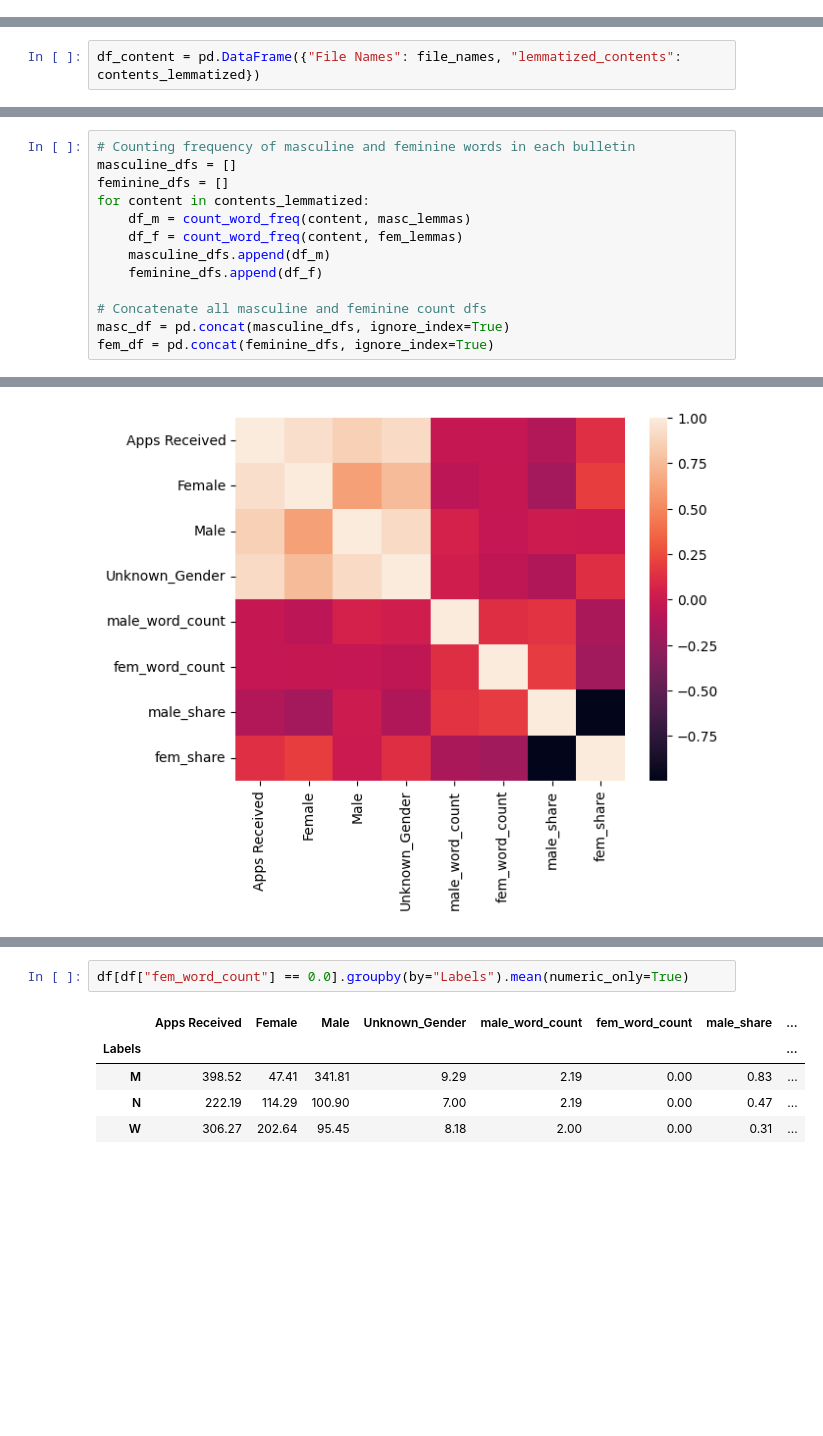
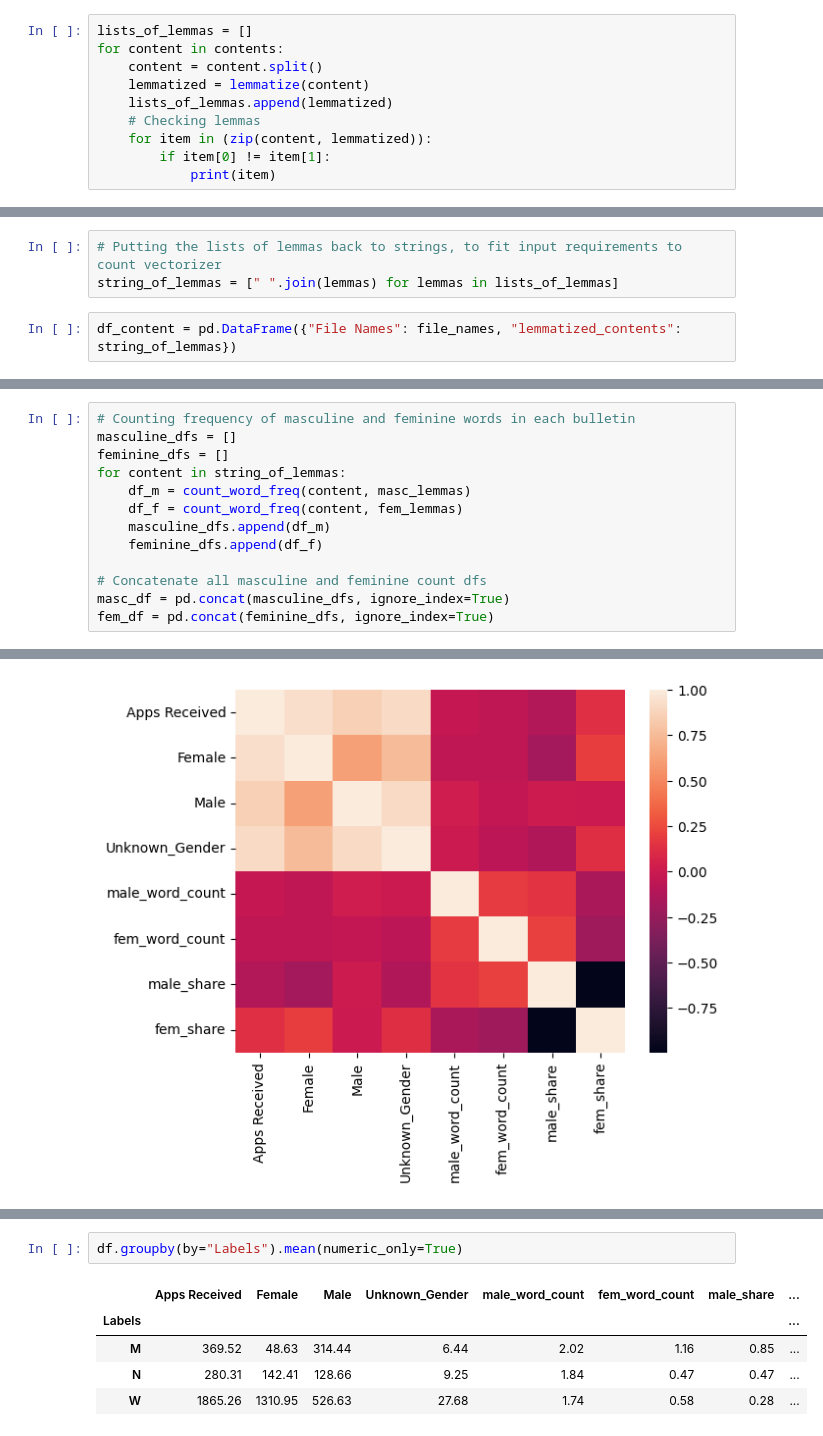
Before and after one commit to JohannaUlveklint/job_discrimination_sandbox, a Jupyter notebook: notebooks/correlation.ipynb, the cells around one changed output, grey strips where cells are left out. Cells and saved outputs as stored; diff of their text form; blank space fills up the shorter version.

```diff
--- a/notebooks/correlation.ipynb
+++ b/notebooks/correlation.ipynb
@@ -70,0 +122,10 @@ contents_lemmatized = lemmatize(contents)
+# %%
+lists_of_lemmas = []
+for content in contents:
+    content = content.split()
+    lemmatized = lemmatize(content)
+    lists_of_lemmas.append(lemmatized)
+    # Checking lemmas
+    for item in (zip(content, lemmatized)):
+        if item[0] != item[1]:
+            print(item)
@@ -71,5 +150,8 @@ contents_lemmatized = lemmatize(contents)
+# %%
+# Putting the lists of lemmas back to strings, to fit input requirements to count vectorizer
+string_of_lemmas = [" ".join(lemmas) for lemmas in lists_of_lemmas]
 # %%
-df_content = pd.DataFrame({"File Names": file_names, "lemmatized_contents": contents_lemmatized})
+df_content = pd.DataFrame({"File Names": file_names, "lemmatized_contents": string_of_lemmas})
 # %%
 df_content
 # %% [output]
@@ -90,7 +172,7 @@ df_content
 # Counting frequency of masculine and feminine words in each bulletin
 masculine_dfs = []
 feminine_dfs = []
-for content in contents_lemmatized:
+for content in string_of_lemmas:
     df_m = count_word_freq(content, masc_lemmas)
     df_f = count_word_freq(content, fem_lemmas)
     masculine_dfs.append(df_m)
@@ -306,8 +434,8 @@ df.sort_values(by="male_word_count", ascending=True)
 # %%
-df[df["fem_word_count"] == 0.0].groupby(by="Labels").mean(numeric_only=True)
+df.groupby(by="Labels").mean(numeric_only=True)
 # %% [output]
 |  | Apps Received | Female | Male | Unknown_Gender | male_word_count | fem_word_count | male_share | ... |
 | Labels |  |  |  |  |  |  |  | ... |
-| M | 398.52 | 47.41 | 341.81 | 9.29 | 2.19 | 0.00 | 0.83 | ... |
-| N | 222.19 | 114.29 | 100.90 | 7.00 | 2.19 | 0.00 | 0.47 | ... |
-| W | 306.27 | 202.64 | 95.45 | 8.18 | 2.00 | 0.00 | 0.31 | ... |
+| M | 369.52 | 48.63 | 314.44 | 6.44 | 2.02 | 1.16 | 0.85 | ... |
+| N | 280.31 | 142.41 | 128.66 | 9.25 | 1.84 | 0.47 | 0.47 | ... |
+| W | 1865.26 | 1310.95 | 526.63 | 27.68 | 1.74 | 0.58 | 0.28 | ... |
```
Also changed, not shown: parts of 32 cells of this notebook, 1 other file.
